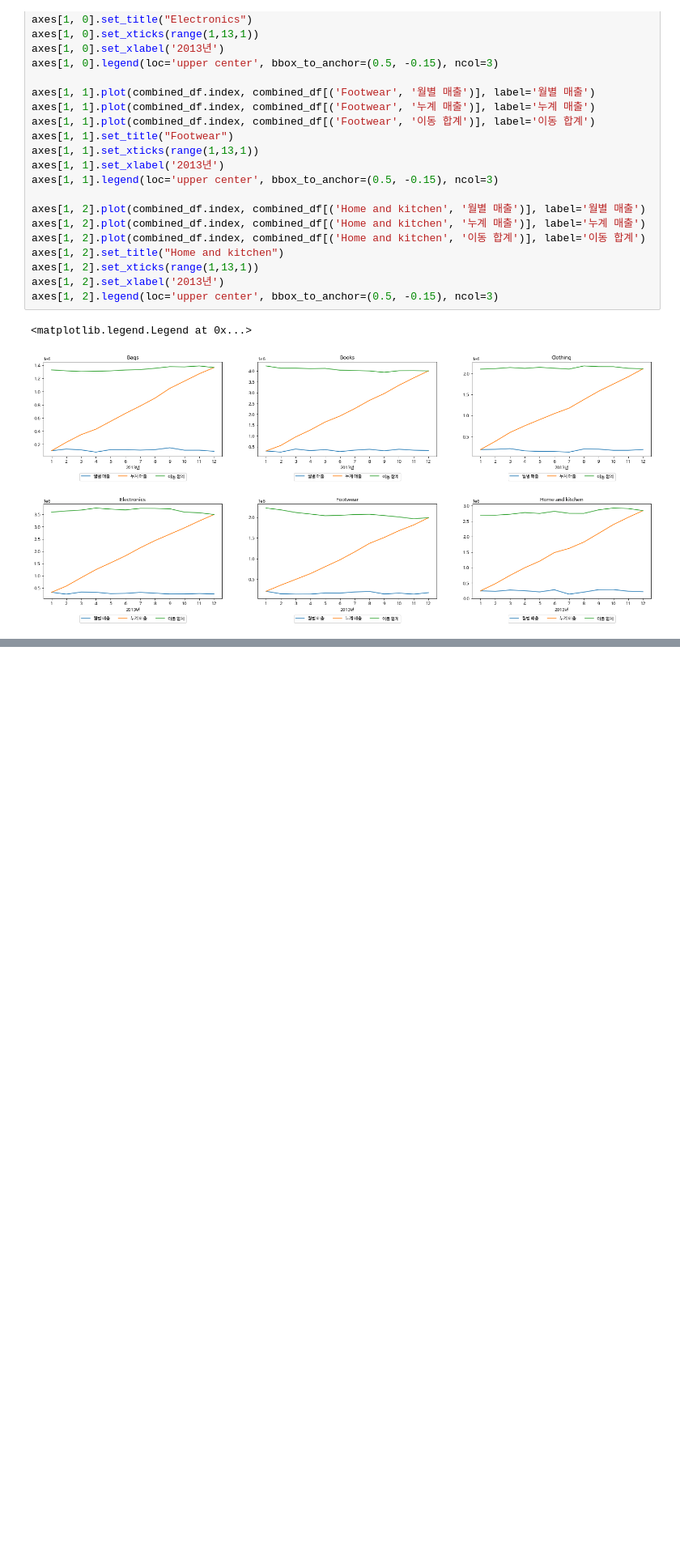
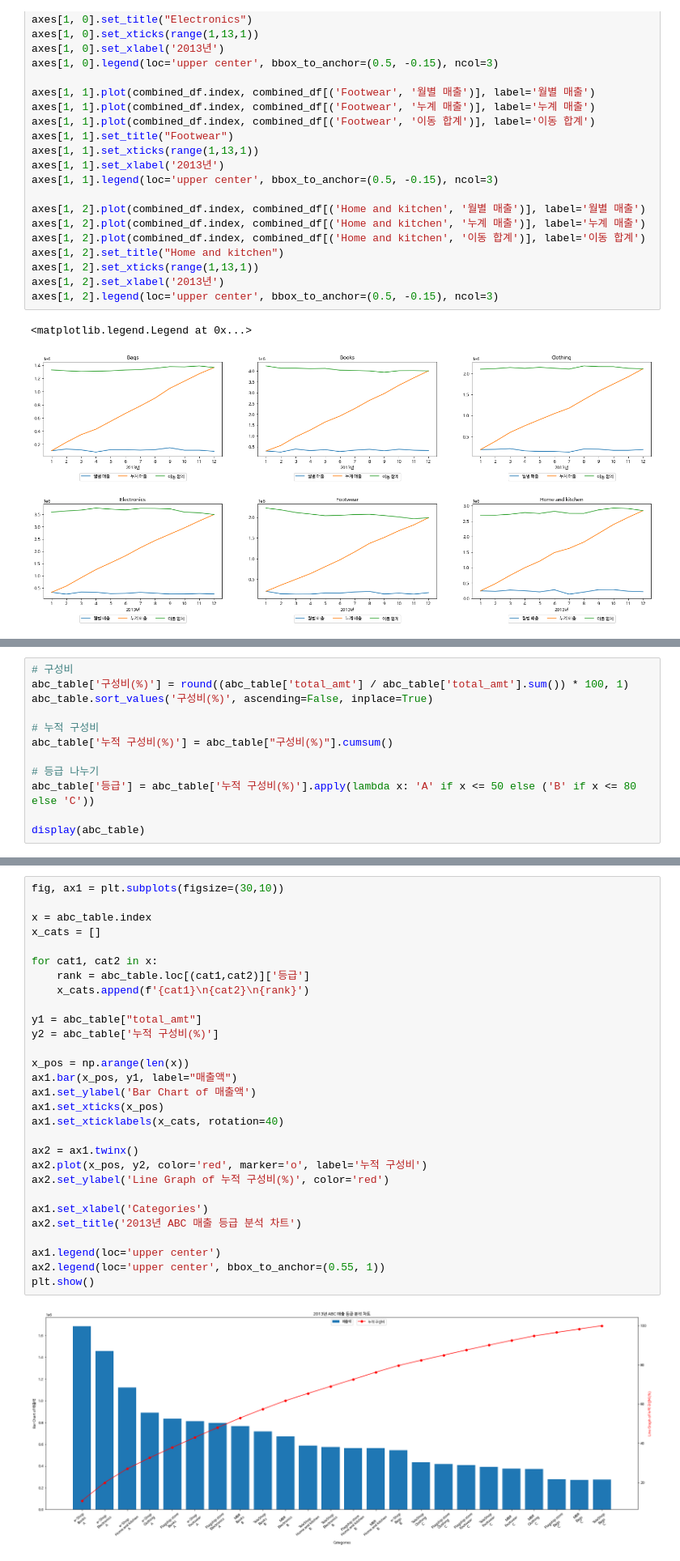
Before and after one commit to sunnyl94/Data-Analysis-Folder, a Jupyter notebook: Retail_Case_Study.ipynb, the cells around one changed output, grey strips where cells are left out. Shown: that part at 81% size. Saved outputs shown, nothing was run; the diff lists cells and outputs as text; blank space fills up the shorter version.

```diff
--- a/Retail_Case_Study.ipynb
+++ b/Retail_Case_Study.ipynb
@@ -813,0 +849,12 @@ axes[1, 2].legend(loc='upper center', bbox_to_anchor=(0.5, -0.15), ncol=3)
+# %%
+# 구성비
+abc_table['구성비(%)'] = round((abc_table['total_amt'] / abc_table['total_amt'].sum()) * 100, 1)
+abc_table.sort_values('구성비(%)', ascending=False, inplace=True)
+
+# 누적 구성비
+abc_table['누적 구성비(%)'] = abc_table["구성비(%)"].cumsum()
+
+# 등급 나누기
+abc_table['등급'] = abc_table['누적 구성비(%)'].apply(lambda x: 'A' if x <= 50 else ('B' if x <= 80 else 'C'))
+
+display(abc_table)
@@ -813,0 +880,31 @@ axes[1, 2].legend(loc='upper center', bbox_to_anchor=(0.5, -0.15), ncol=3)
+# %%
+fig, ax1 = plt.subplots(figsize=(30,10))
+
+x = abc_table.index
+x_cats = []
+
+for cat1, cat2 in x:
+    rank = abc_table.loc[(cat1,cat2)]['등급']
+    x_cats.append(f'{cat1}\n{cat2}\n{rank}')
+
+y1 = abc_table["total_amt"]
+y2 = abc_table['누적 구성비(%)']
+
+x_pos = np.arange(len(x))
+ax1.bar(x_pos, y1, label="매출액")
+ax1.set_ylabel('Bar Chart of 매출액')
+ax1.set_xticks(x_pos)
+ax1.set_xticklabels(x_cats, rotation=40)
+
+ax2 = ax1.twinx()
+ax2.plot(x_pos, y2, color='red', marker='o', label='누적 구성비')
+ax2.set_ylabel('Line Graph of 누적 구성비(%)', color='red')
+
+ax1.set_xlabel('Categories')
+ax2.set_title('2013년 ABC 매출 등급 분석 차트')
+
+ax1.legend(loc='upper center')
+ax2.legend(loc='upper center', bbox_to_anchor=(0.55, 1))
+plt.show()
+# %% [output]
+[figure, added]
```
Also changed, not shown: parts of 8 cells of this notebook.
